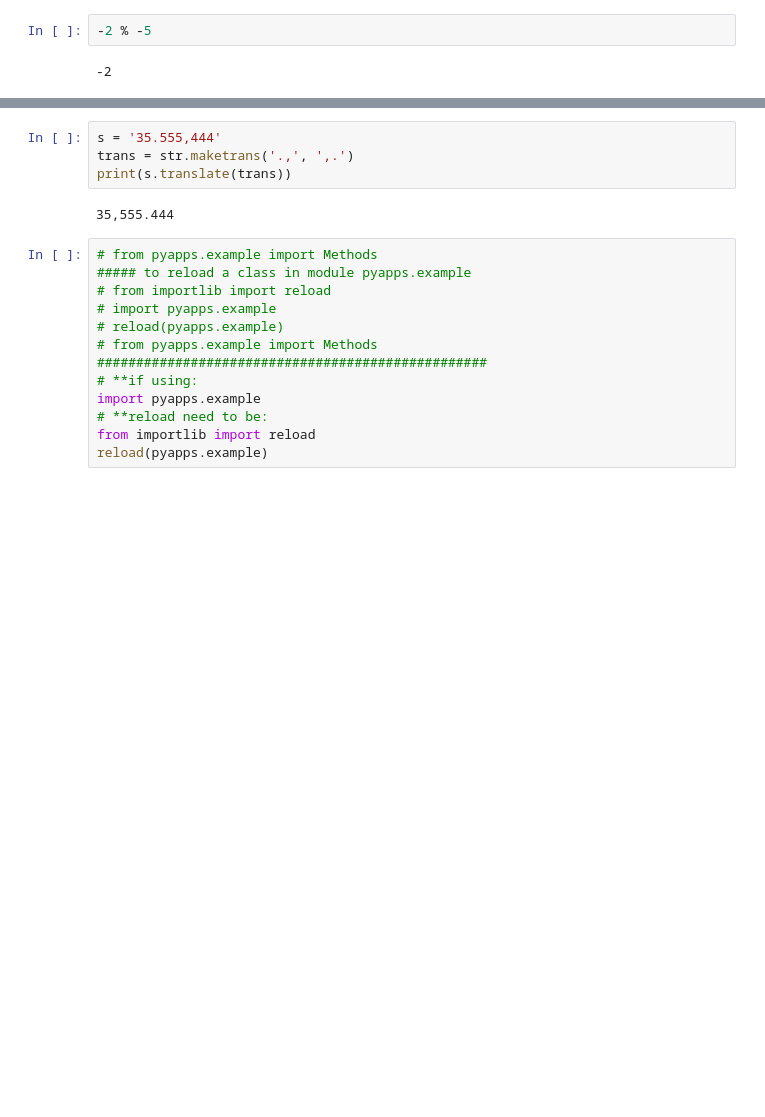
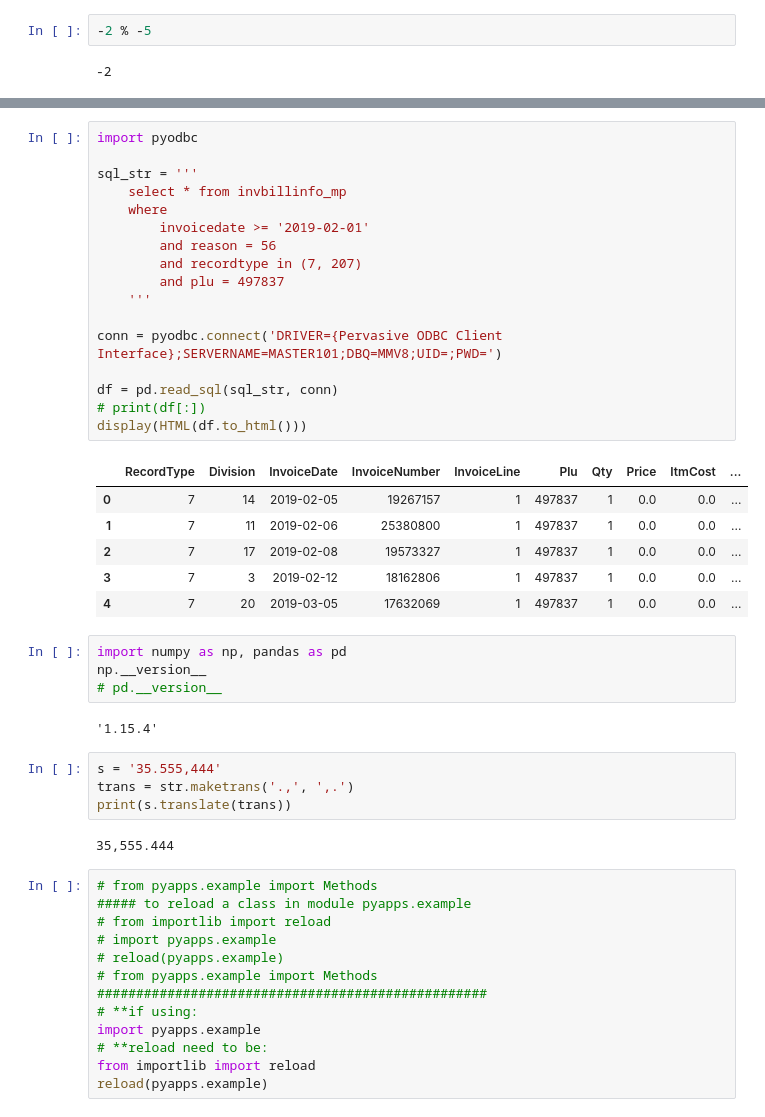
Before and after one commit to sutumeoluoi/PyProject_Remote, a Jupyter notebook: 3.4 - My Notebook.ipynb, the cells around one changed output, grey strips where cells are left out. Saved outputs shown, nothing was run; the diff lists cells and outputs as text; blank space fills up the shorter version.

```diff
--- a/3.4 - My Notebook.ipynb
+++ b/3.4 - My Notebook.ipynb
@@ -5,3 +33,33 @@
+# %%
+import pyodbc
+
+sql_str = '''
+    select * from invbillinfo_mp
+    where
+        invoicedate >= '2019-02-01'
+        and reason = 56
+        and recordtype in (7, 207)
+        and plu = 497837
+    '''
+
+conn = pyodbc.connect('DRIVER={Pervasive ODBC Client Interface};SERVERNAME=MASTER101;DBQ=MMV8;UID=;PWD=')
+
+df = pd.read_sql(sql_str, conn)
+# print(df[:])
+display(HTML(df.to_html()))
+# %% [output]
+|  | RecordType | Division | InvoiceDate | InvoiceNumber | InvoiceLine | Plu | Qty | Price | ItmCost | ... |
+| 0 | 7 | 14 | 2019-02-05 | 19267157 | 1 | 497837 | 1 | 0.0 | 0.0 | ... |
+| 1 | 7 | 11 | 2019-02-06 | 25380800 | 1 | 497837 | 1 | 0.0 | 0.0 | ... |
+| 2 | 7 | 17 | 2019-02-08 | 19573327 | 1 | 497837 | 1 | 0.0 | 0.0 | ... |
+| 3 | 7 | 3 | 2019-02-12 | 18162806 | 1 | 497837 | 1 | 0.0 | 0.0 | ... |
+| 4 | 7 | 20 | 2019-03-05 | 17632069 | 1 | 497837 | 1 | 0.0 | 0.0 | ... |
+# %%
+import numpy as np, pandas as pd
+np.__version__
+# pd.__version__
+# %% [output]
+'1.15.4'
 # %%
 s = '35.555,444'
 trans = str.maketrans('.,', ',.')
```
Also changed, not shown: parts of 1 cell of this notebook, 4 other files.
